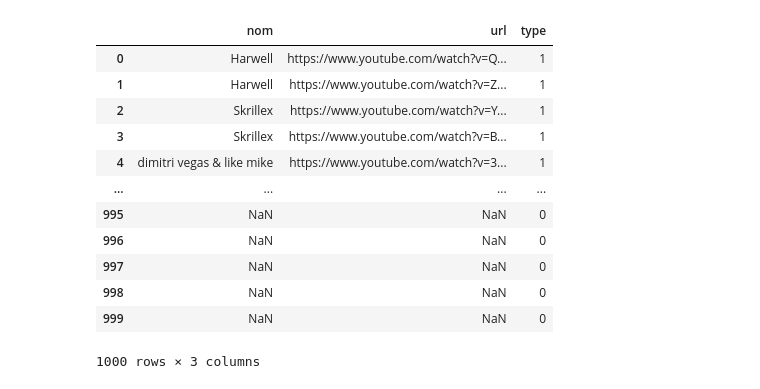
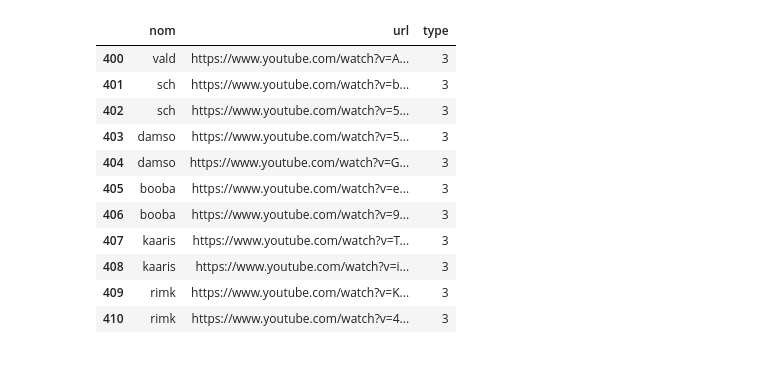
Before and after one commit to quentin-pierson/projetAnnuel, a Jupyter notebook: python/scraping/ScrapAutoma.ipynb, the cells around one changed output. Cells and saved outputs as stored; diff of their text form; code cells hidden in the pictures.

```diff
--- a/python/scraping/ScrapAutoma.ipynb
+++ b/python/scraping/ScrapAutoma.ipynb
@@ -50,22 +50,22 @@ def convertSpect(row_number, music_type):
 # %%
 i = 0
 df = pd.read_csv(csv_path, ";",encoding='utf8')
 df = df.drop(['Unnamed: 3', 'Unnamed: 4'], axis=1)
+df = df[400:411]
 df
 # %% [output]
 |  | nom | url | type |
-| 0 | Harwell | https://www.youtube.com/watch?v=Q... | 1 |
-| 1 | Harwell | https://www.youtube.com/watch?v=Z... | 1 |
-| 2 | Skrillex | https://www.youtube.com/watch?v=Y... | 1 |
-| 3 | Skrillex | https://www.youtube.com/watch?v=B... | 1 |
-| 4 | dimitri vegas & like mike | https://www.youtube.com/watch?v=3... | 1 |
-| ... | ... | ... | ... |
-| 995 | NaN | NaN | 0 |
-| 996 | NaN | NaN | 0 |
-| 997 | NaN | NaN | 0 |
-| 998 | NaN | NaN | 0 |
-| 999 | NaN | NaN | 0 |
+| 400 | vald | https://www.youtube.com/watch?v=A... | 3 |
+| 401 | sch | https://www.youtube.com/watch?v=b... | 3 |
+| 402 | sch | https://www.youtube.com/watch?v=5... | 3 |
+| 403 | damso | https://www.youtube.com/watch?v=5... | 3 |
+| 404 | damso | https://www.youtube.com/watch?v=G... | 3 |
+| 405 | booba | https://www.youtube.com/watch?v=e... | 3 |
+| 406 | booba | https://www.youtube.com/watch?v=9... | 3 |
+| 407 | kaaris | https://www.youtube.com/watch?v=T... | 3 |
+| 408 | kaaris | https://www.youtube.com/watch?v=i... | 3 |
+| 409 | rimk | https://www.youtube.com/watch?v=K... | 3 |
+| 410 | rimk | https://www.youtube.com/watch?v=4... | 3 |
-1000 rows × 3 columns
 # %%
 for index, row in df.iterrows():
     if row[1] != "":
```
Also changed, not shown: parts of 1 cell of this notebook, 22 other files.
